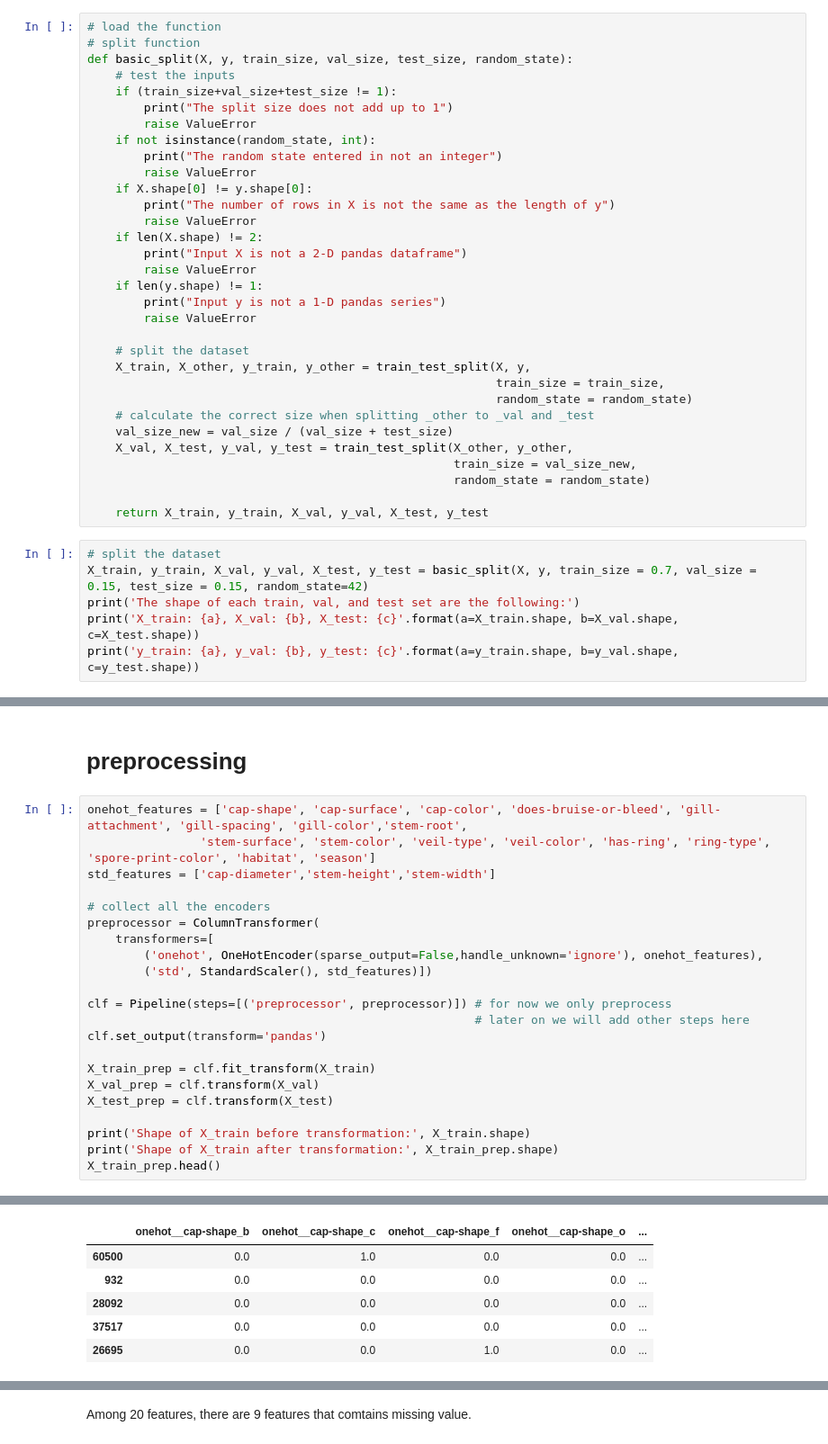
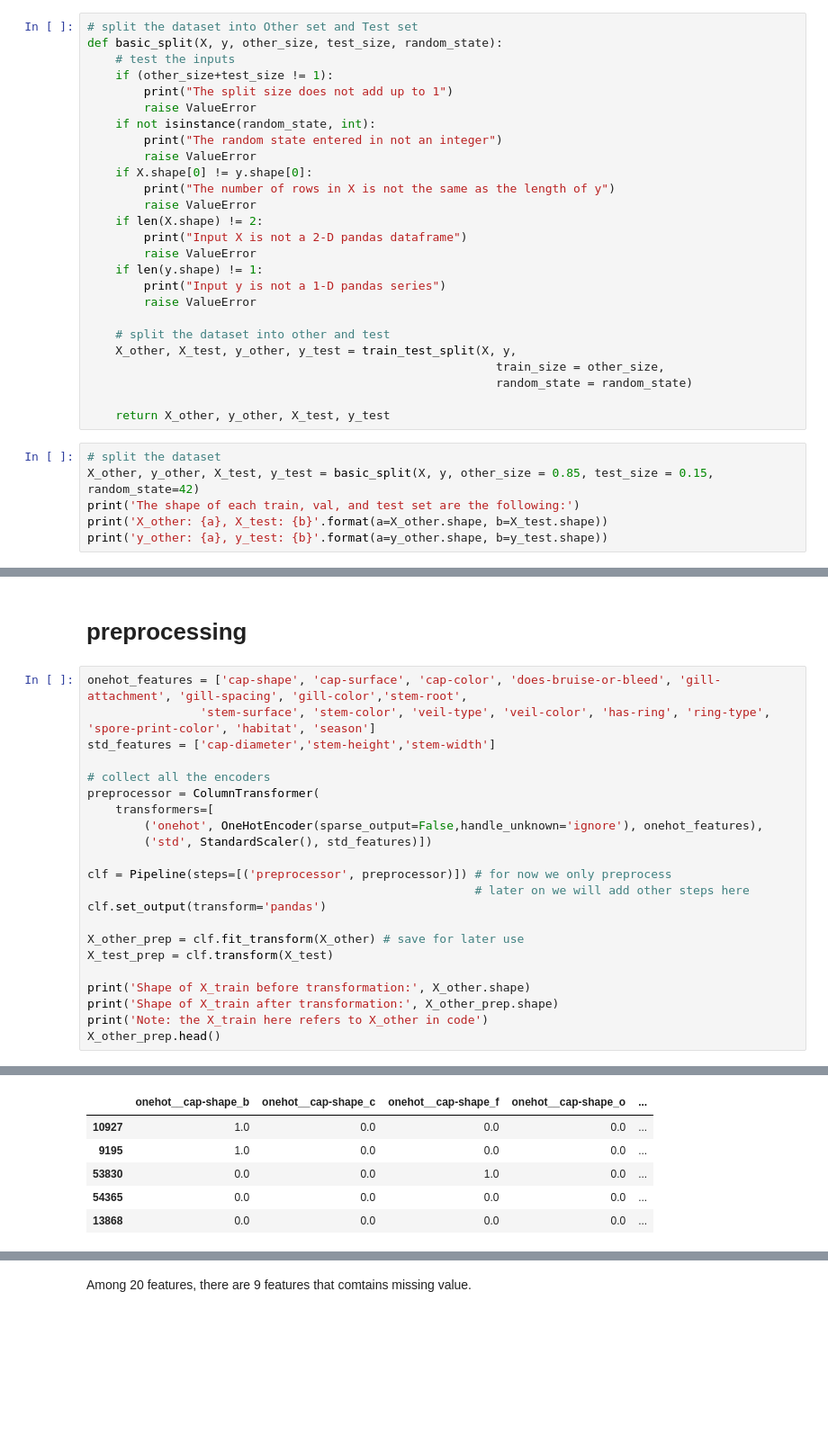
Before and after one commit to kathywu1201/Mushroom_Edibility_Classification_ML_Project, a Jupyter notebook: EDA3.ipynb, the cells around one changed output, grey strips where cells are left out. Shown at 90% size. Drawn from its saved outputs; the diff is of its cells as text; blank space fills up the shorter version.

```diff
--- a/EDA3.ipynb
+++ b/EDA3.ipynb
@@ -186,11 +189,10 @@ plt.show()
 # %% [markdown]
 # splitting
 # %%
-# load the function
-# split function
-def basic_split(X, y, train_size, val_size, test_size, random_state):
+# split the dataset into Other set and Test set
+def basic_split(X, y, other_size, test_size, random_state):
     # test the inputs
-    if (train_size+val_size+test_size != 1):
+    if (other_size+test_size != 1):
         print("The split size does not add up to 1")
         raise ValueError
     if not isinstance(random_state, int):
@@ -206,22 +208,17 @@ def basic_split(X, y, train_size, val_size, test_size, random_state):
         print("Input y is not a 1-D pandas series")
         raise ValueError
 
-    # split the dataset
-    X_train, X_other, y_train, y_other = train_test_split(X, y,
-                                                          train_size = train_size,
+    # split the dataset into other and test
+    X_other, X_test, y_other, y_test = train_test_split(X, y,
+                                                          train_size = other_size,
                                                           random_state = random_state)
-    # calculate the correct size when splitting _other to _val and _test
-    val_size_new = val_size / (val_size + test_size)
-    X_val, X_test, y_val, y_test = train_test_split(X_other, y_other,
-                                                    train_size = val_size_new,
-                                                    random_state = random_state)
 
-    return X_train, y_train, X_val, y_val, X_test, y_test
+    return X_other, y_other, X_test, y_test
 # %%
 # split the dataset
-X_train, y_train, X_val, y_val, X_test, y_test = basic_split(X, y, train_size = 0.7, val_size = 0.15, test_size = 0.15, random_state=42)
+X_other, y_other, X_test, y_test = basic_split(X, y, other_size = 0.85, test_size = 0.15, random_state=42)
 print('The shape of each train, val, and test set are the following:')
-print('X_train: {a}, X_val: {b}, X_test: {c}'.format(a=X_train.shape, b=X_val.shape, c=X_test.shape))
-print('y_train: {a}, y_val: {b}, y_test: {c}'.format(a=y_train.shape, b=y_val.shape, c=y_test.shape))
+print('X_other: {a}, X_test: {b}'.format(a=X_other.shape, b=X_test.shape))
+print('y_other: {a}, y_test: {b}'.format(a=y_other.shape, b=y_test.shape))
 # %% [output]
 The shape of each train, val, and test set are the following:
@@ -244,11 +241,11 @@ clf = Pipeline(steps=[('preprocessor', preprocessor)]) # for now we only preproc
                                                        # later on we will add other steps here
 clf.set_output(transform='pandas')
 
-X_train_prep = clf.fit_transform(X_train)
-X_val_prep = clf.transform(X_val)
+X_other_prep = clf.fit_transform(X_other) # save for later use
 X_test_prep = clf.transform(X_test)
 
-print('Shape of X_train before transformation:', X_train.shape)
-print('Shape of X_train after transformation:', X_train_prep.shape)
-X_train_prep.head()
+print('Shape of X_train before transformation:', X_other.shape)
+print('Shape of X_train after transformation:', X_other_prep.shape)
+print('Note: the X_train here refers to X_other in code')
+X_other_prep.head()
 # %% [output]
@@ -257,9 +255,9 @@ Shape of X_train after transformation: (42748, 128)
 |  | onehot__cap-shape_b | onehot__cap-shape_c | onehot__cap-shape_f | onehot__cap-shape_o | ... |
-| 60500 | 0.0 | 1.0 | 0.0 | 0.0 | ... |
-| 932 | 0.0 | 0.0 | 0.0 | 0.0 | ... |
-| 28092 | 0.0 | 0.0 | 0.0 | 0.0 | ... |
-| 37517 | 0.0 | 0.0 | 0.0 | 0.0 | ... |
-| 26695 | 0.0 | 0.0 | 1.0 | 0.0 | ... |
+| 10927 | 1.0 | 0.0 | 0.0 | 0.0 | ... |
+| 9195 | 1.0 | 0.0 | 0.0 | 0.0 | ... |
+| 53830 | 0.0 | 0.0 | 1.0 | 0.0 | ... |
+| 54365 | 0.0 | 0.0 | 0.0 | 0.0 | ... |
+| 13868 | 0.0 | 0.0 | 0.0 | 0.0 | ... |
 5 rows × 128 columns
 # %%
 # Check the missing values of data
```
Also changed, not shown: parts of 11 cells of this notebook, 3 other files.
